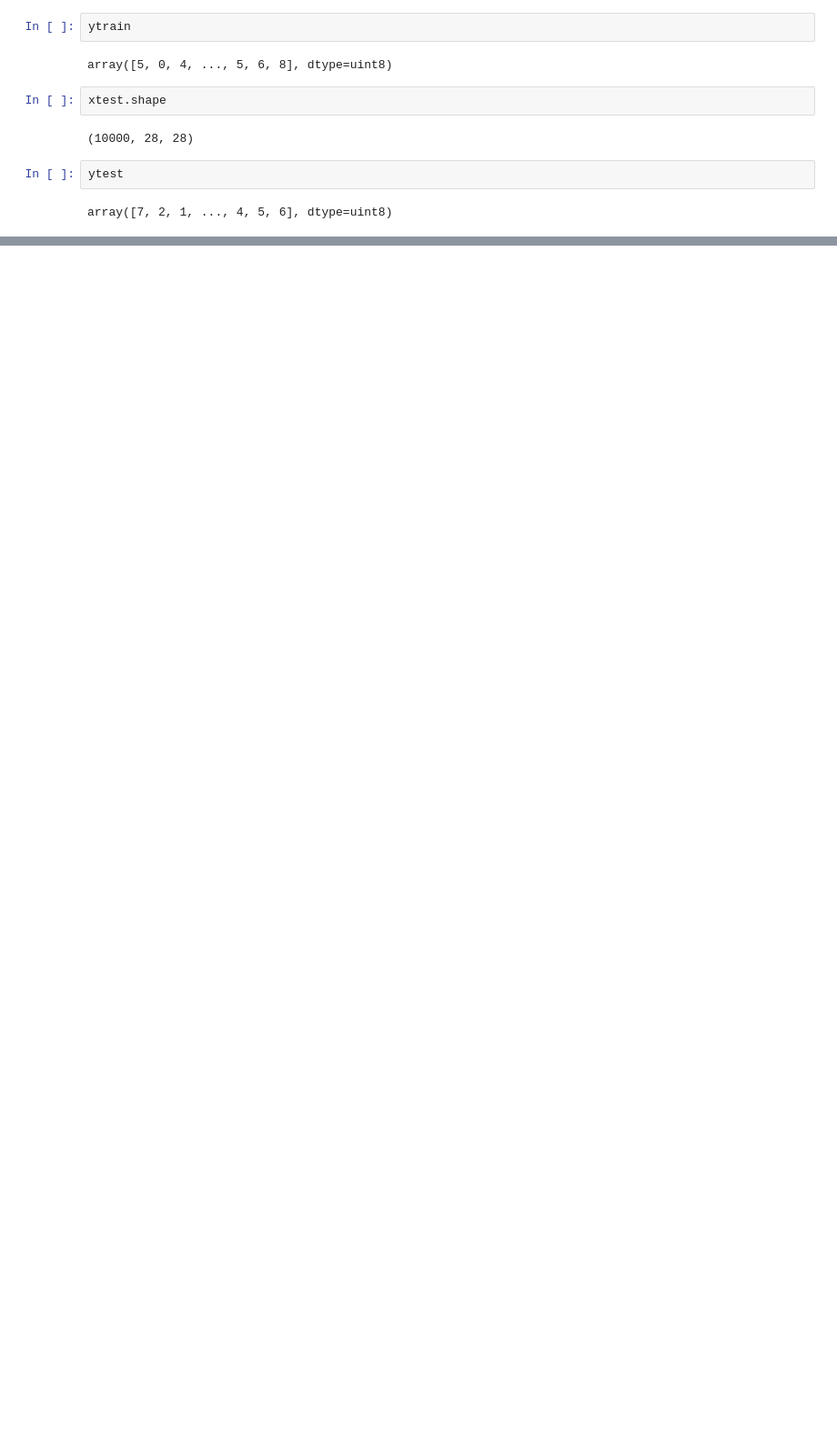
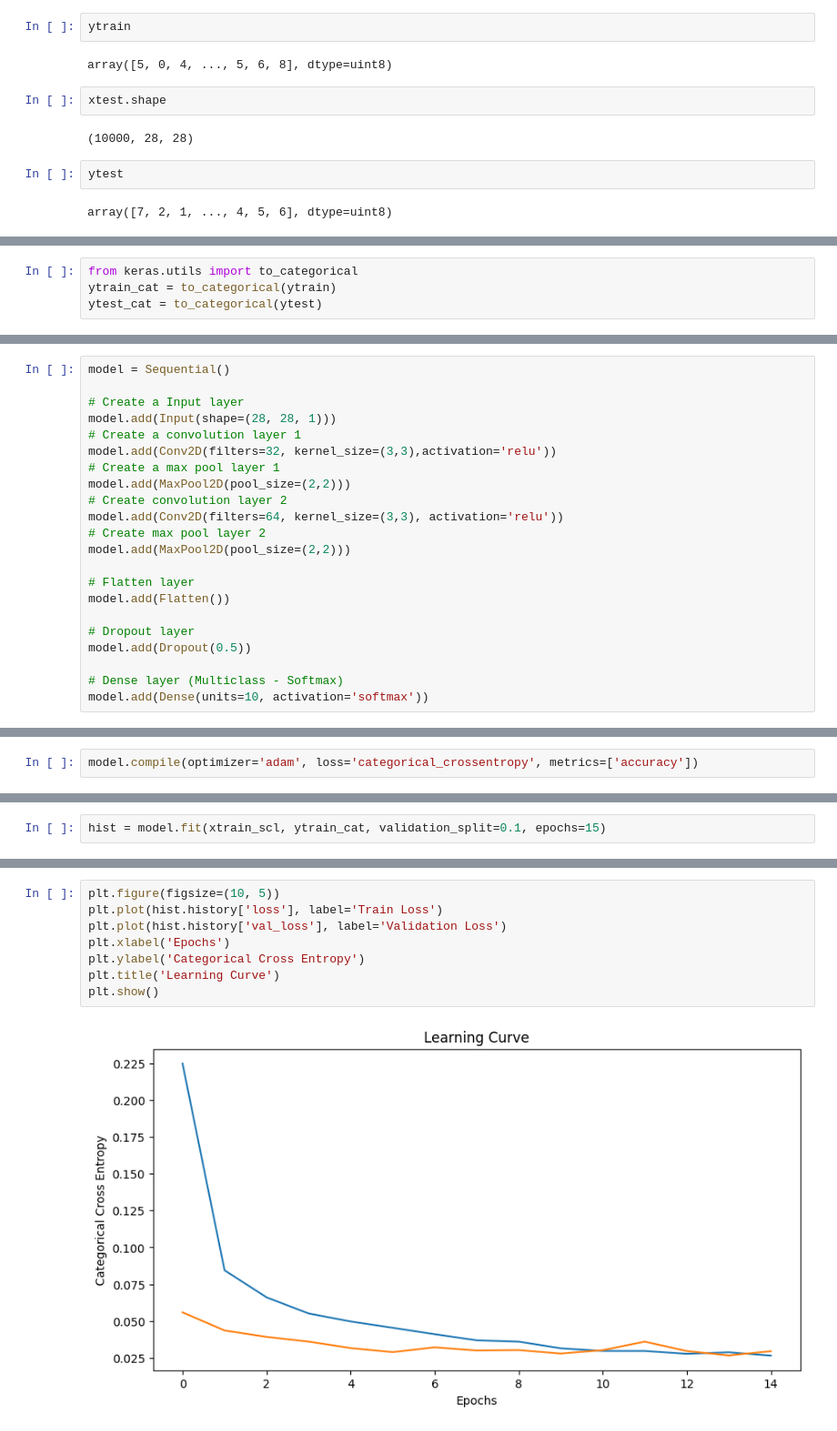
Before and after one commit to Kajalm1995/Association-rule-mining, a Jupyter notebook: Handwritten_digit_classification_project.ipynb, the cells around one changed output, grey strips where cells are left out. Shown at 91% size. Saved outputs shown, nothing was run; the diff lists cells and outputs as text; blank space fills up the shorter version.

```diff
--- a/Handwritten_digit_classification_project.ipynb
+++ b/Handwritten_digit_classification_project.ipynb
@@ -51,0 +155,4 @@ array([7, 2, 1, ..., 4, 5, 6], dtype=uint8)
+# %%
+from keras.utils import to_categorical
+ytrain_cat = to_categorical(ytrain)
+ytest_cat = to_categorical(ytest)
@@ -51,0 +178,22 @@ array([7, 2, 1, ..., 4, 5, 6], dtype=uint8)
+# %%
+model = Sequential()
+
+# Create a Input layer
+model.add(Input(shape=(28, 28, 1)))
+# Create a convolution layer 1
+model.add(Conv2D(filters=32, kernel_size=(3,3),activation='relu'))
+# Create a max pool layer 1
+model.add(MaxPool2D(pool_size=(2,2)))
+# Create convolution layer 2
+model.add(Conv2D(filters=64, kernel_size=(3,3), activation='relu'))
+# Create max pool layer 2
+model.add(MaxPool2D(pool_size=(2,2)))
+
+# Flatten layer
+model.add(Flatten())
+
+# Dropout layer
+model.add(Dropout(0.5))
+
+# Dense layer (Multiclass - Softmax)
+model.add(Dense(units=10, activation='softmax'))
@@ -51,0 +202,2 @@ array([7, 2, 1, ..., 4, 5, 6], dtype=uint8)
+# %%
+model.compile(optimizer='adam', loss='categorical_crossentropy', metrics=['accuracy'])
@@ -51,0 +206,2 @@ array([7, 2, 1, ..., 4, 5, 6], dtype=uint8)
+# %%
+hist = model.fit(xtrain_scl, ytrain_cat, validation_split=0.1, epochs=15)
@@ -51,0 +228,10 @@ array([7, 2, 1, ..., 4, 5, 6], dtype=uint8)
+# %%
+plt.figure(figsize=(10, 5))
+plt.plot(hist.history['loss'], label='Train Loss')
+plt.plot(hist.history['val_loss'], label='Validation Loss')
+plt.xlabel('Epochs')
+plt.ylabel('Categorical Cross Entropy')
+plt.title('Learning Curve')
+plt.show()
+# %% [output]
+[figure, added]
```
Also changed, not shown: parts of 44 cells of this notebook.
